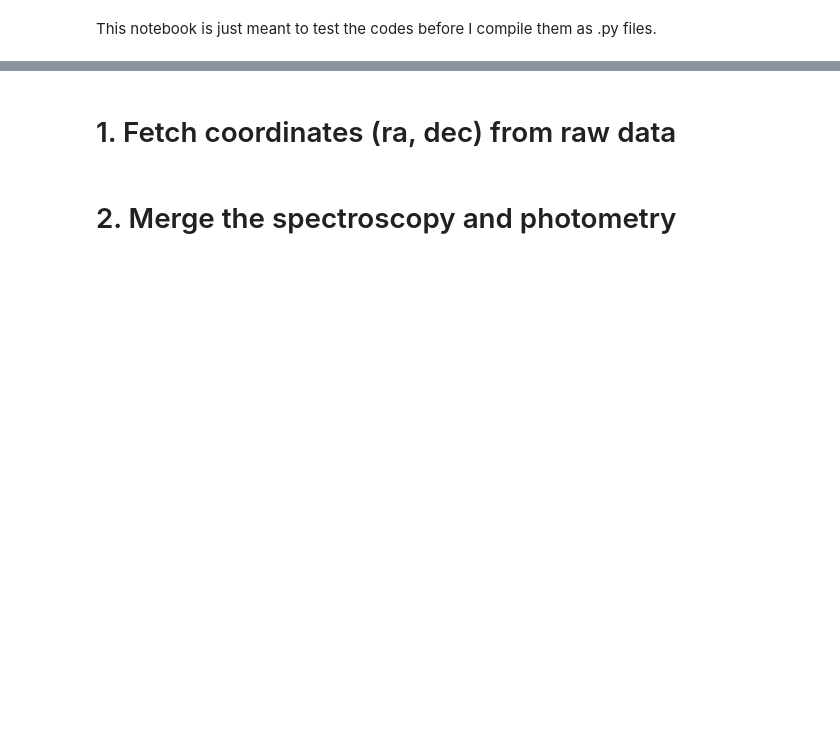
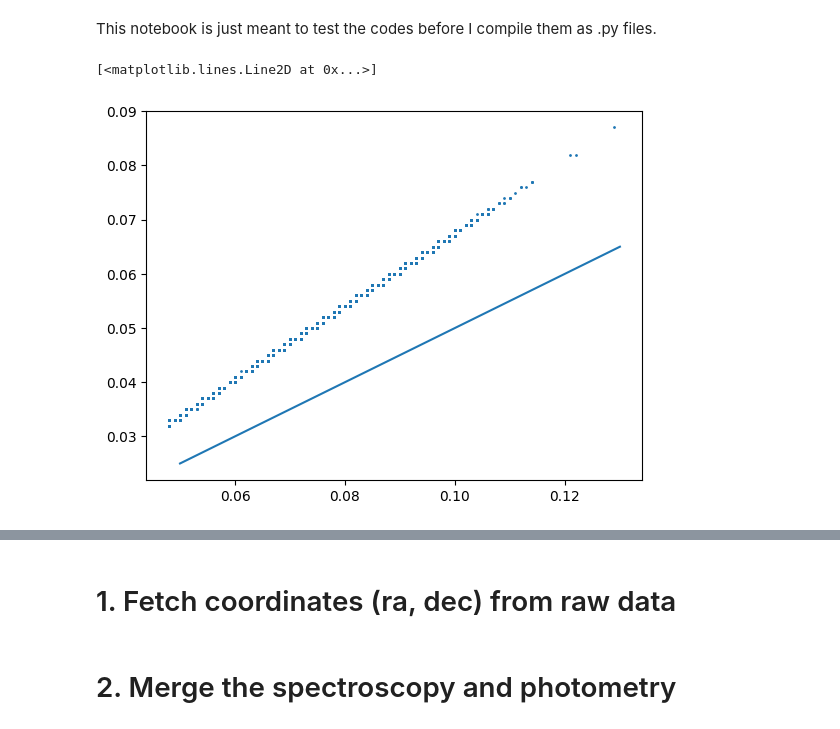
Before and after one commit to mrafifrbbn/thesis-research-2.0, a Jupyter notebook: notebook.ipynb, the cells around one changed output, grey strips where cells are left out. Saved outputs shown, nothing was run; the diff lists cells and outputs as text; code cells hidden in the pictures; blank space fills up the shorter version.

```diff
--- a/notebook.ipynb
+++ b/notebook.ipynb
@@ -24 +29,10 @@ DEFAULT_FIGSIZE = (FIGURE_WIDTH, FIGURE_HEIGHT)
 ROOT_PATH = '/Users/mrafifrbbn/Documents/thesis/thesis-research-2.0'
+# %%
+df = pd.read_csv('data/raw/6dfgs/campbell_table8.ascii', delim_whitespace=True)
+
+plt.scatter(df['elogIe_J'], df['elogRe_J'], s=1)
+plt.plot([0.05, 0.13], [0.025, 0.065])
+# df.columns
+# %% [output]
+[<matplotlib.lines.Line2D at 0x...>]
+[figure, added]
```
Also changed, not shown: parts of 45 cells of this notebook, 2 other files.
